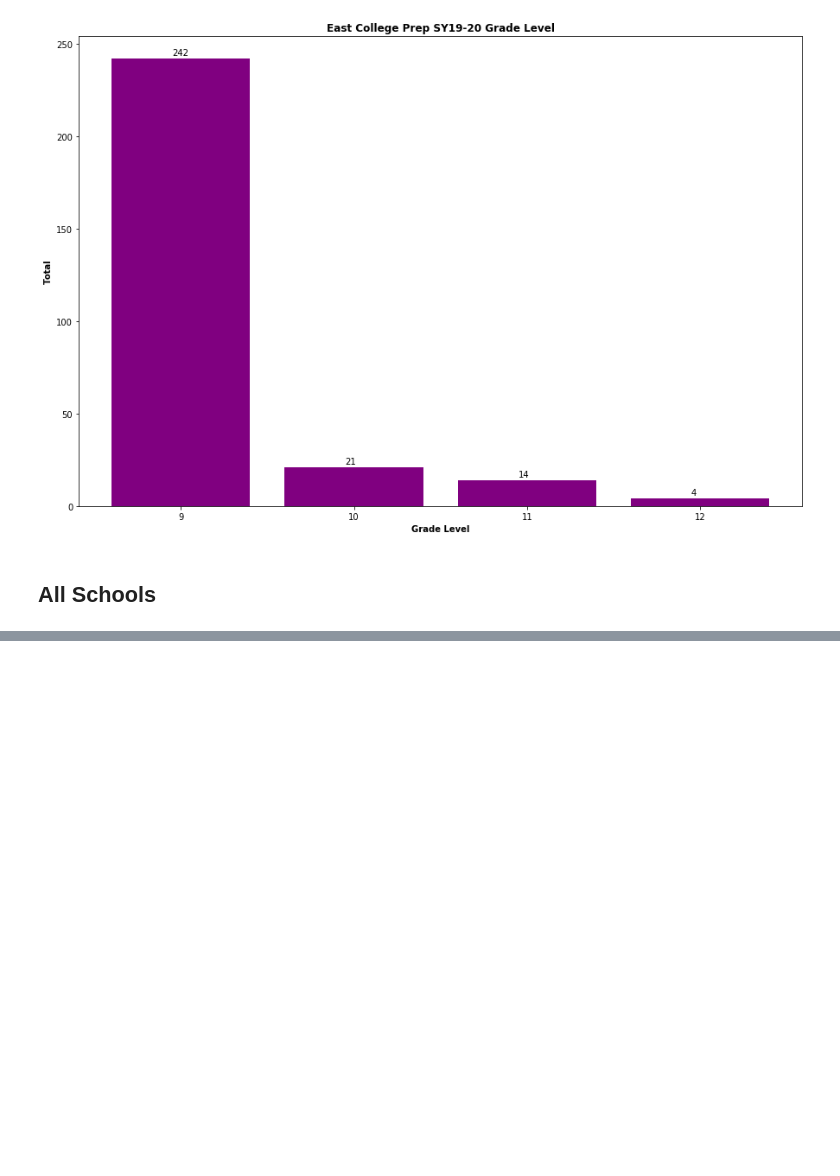
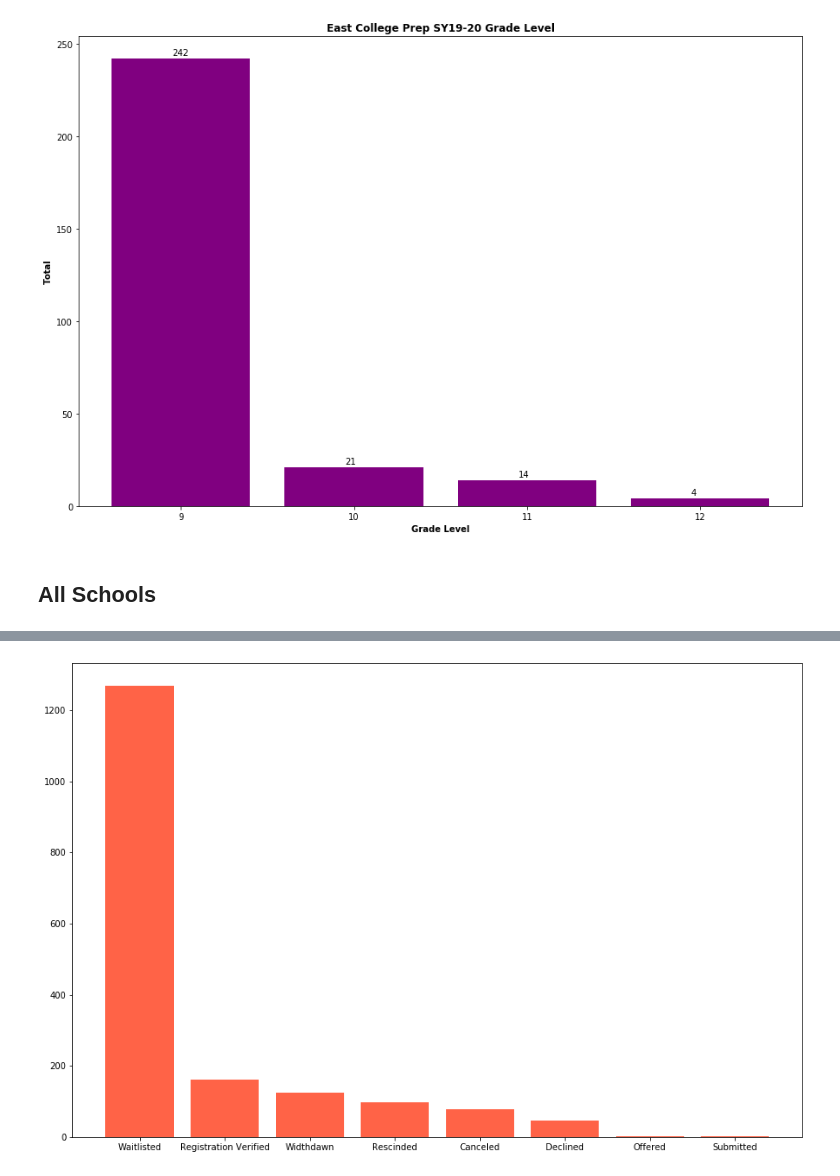
Before and after one commit to nvnehemias/Chart_School_Analysis, a Jupyter notebook: Clean_SchoolMint.ipynb, the cells around one changed output, grey strips where cells are left out. Cells and saved outputs as stored; diff of their text form; code cells hidden in the pictures; blank space fills up the shorter version.

```diff
--- a/Clean_SchoolMint.ipynb
+++ b/Clean_SchoolMint.ipynb
@@ -806,0 +819,11 @@ plt.show()
+# %%
+h_status_df = df_hybrid_only.groupby("Seperated Status").count()[["School Applied To"]].reset_index().sort_values(by="School Applied To",ascending = False)
+# %%
+x = h_status_df["School Applied To"]
+y = h_status_df["Seperated Status"]
+# %%
+plt.figure(figsize = (15,10))
+plt.bar(y,x,color="tomato")
+plt.show()
+# %% [output]
+[figure, added]
```
Also changed, not shown: parts of 8 cells of this notebook.
